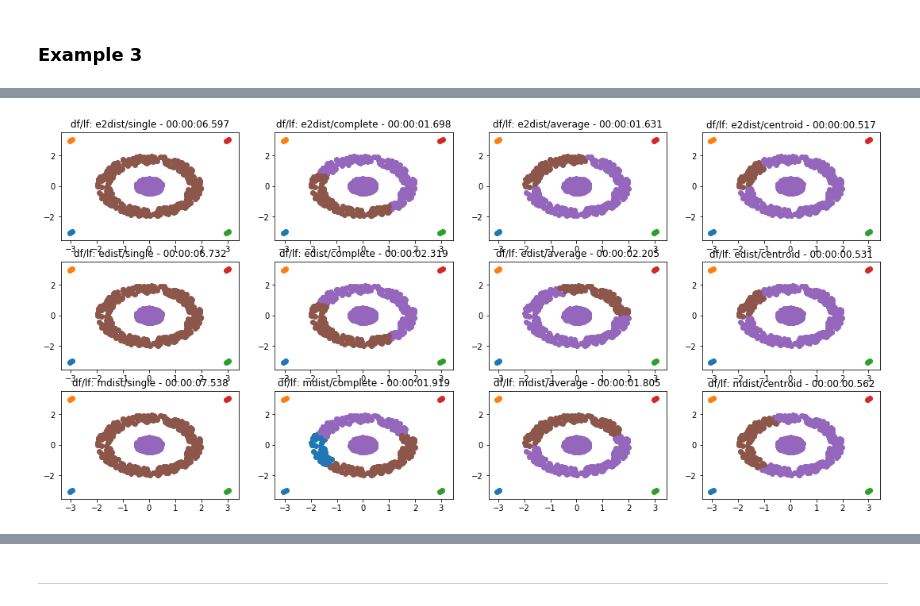
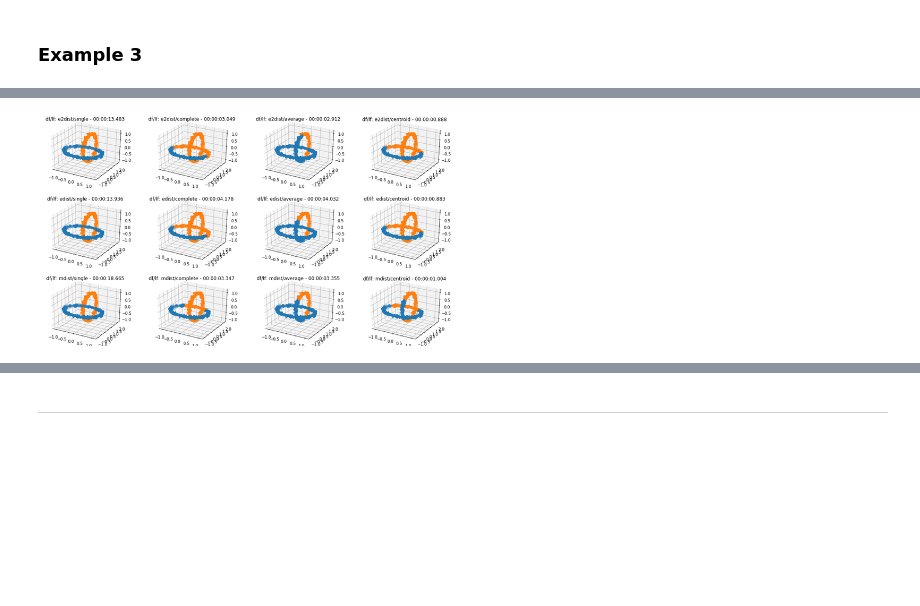
Before and after one commit to Anhmike/clustering, a Jupyter notebook: tmp/clustering.ipynb, the cells around one changed output, grey strips where cells are left out. Cells and saved outputs as stored; diff of their text form; code cells hidden in the pictures; blank space fills up the shorter version.

Commit message:
addition of dbscan and graphics

```diff
--- a/tmp/clustering.ipynb
+++ b/tmp/clustering.ipynb
@@ -171,4 +115,5 @@ plt[`:show][];
 # %%
-plot[d4;6;cross[key .clust.kd.i.dd;-1_key .clust.kd.i.ld]]
+/`single`complete`average`centroid
+plot3d[d4;2;cross[key .clust.kd.i.dd;-1_key .clust.kd.i.ld]]
 # %% [output]
-[figure, old version]
+[figure, new version]
```
Also changed, not shown: parts of 43 cells of this notebook, 8 other files.
